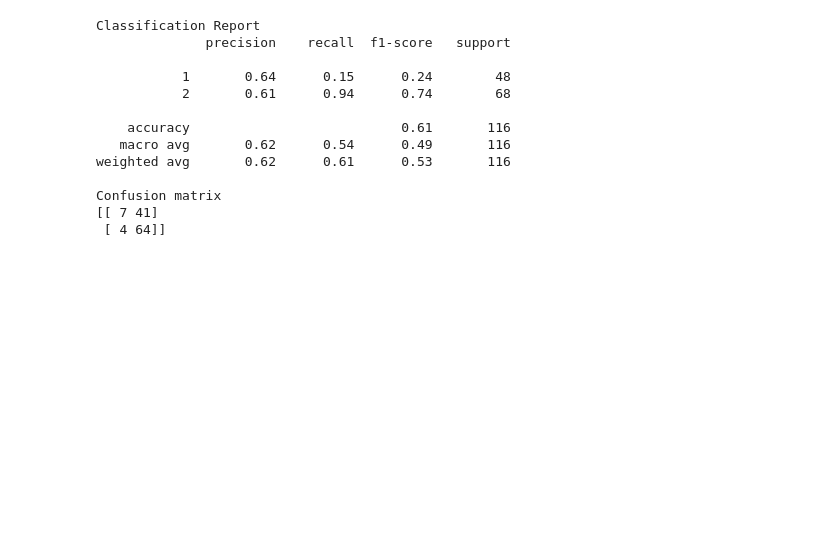
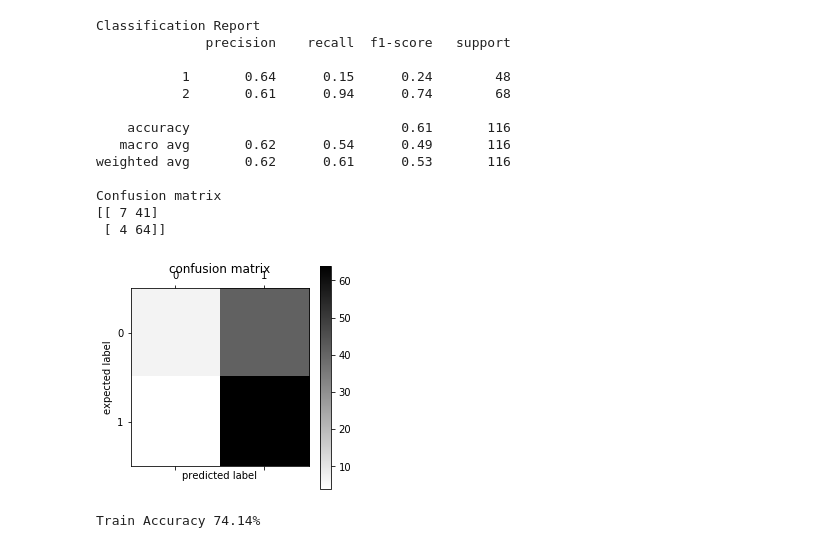
Before and after one commit to Anmol-dot-cyber/Data_Science_Projects, a Jupyter notebook: Stress_Anxiety_Depression_Python/Python_SAD_Project .ipynb, the cells around one changed output. Saved outputs shown, nothing was run; the diff lists cells and outputs as text; code cells hidden in the pictures; blank space fills up the shorter version.

```diff
--- a/Stress_Anxiety_Depression_Python/Python_SAD_Project .ipynb
+++ b/Stress_Anxiety_Depression_Python/Python_SAD_Project .ipynb
@@ -927,3 +927,25 @@ weighted avg       0.62      0.61      0.53       116
 Confusion matrix
 [[ 7 41]
  [ 4 64]]
+# %%
+import matplotlib.pyplot as plt
+plt.matshow(confusion_matrix(true_value,predicted_train), cmap=plt.cm.binary, interpolation='nearest')
+plt.title('confusion matrix')
+plt.colorbar()
+plt.ylabel('expected label')
+plt.xlabel('predicted label')
+plt.show()
+# %% [output]
+[figure, added]
+# %%
+from sklearn.neighbors import KNeighborsClassifier
+from sklearn.metrics import accuracy_score
+
+model = KNeighborsClassifier(n_neighbors = 1)
+
+model.fit(x_train,y_train)
+predicted_train = model.predict(x_train)
+true_value = y_train
+print("Train Accuracy {:.2%}".format(accuracy_score(true_value,predicted_train)))
+# %% [output]
+Train Accuracy 74.14%
```
Also changed, not shown: parts of 3 cells of this notebook.
